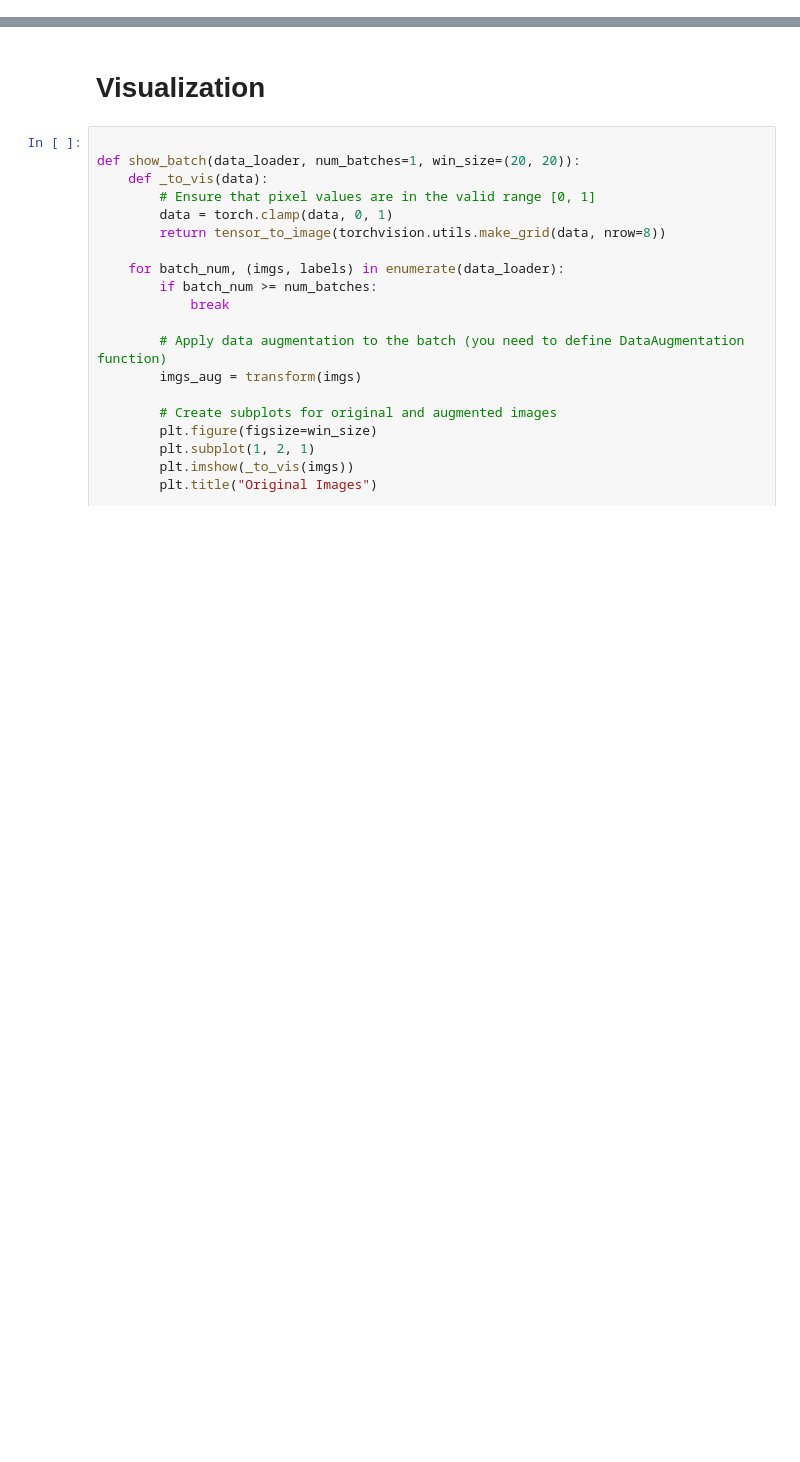
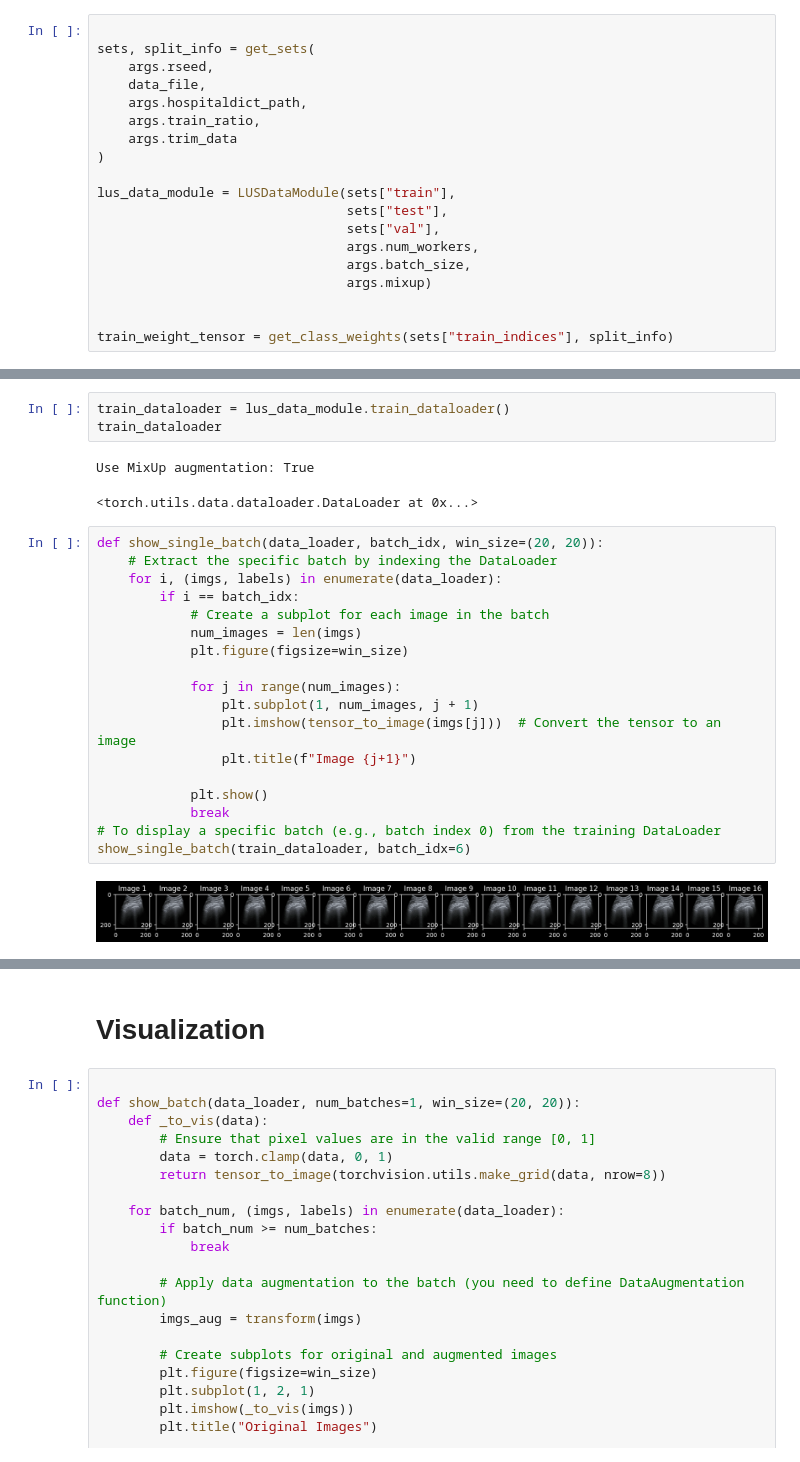
Before and after one commit to andrian-melnic/lung-ultrasound-self-attention, a Jupyter notebook: notebooks/test_data_processing.ipynb, the cells around one changed output, grey strips where cells are left out. Drawn from its saved outputs; the diff is of its cells as text; blank space fills up the shorter version.

```diff
--- a/notebooks/test_data_processing.ipynb
+++ b/notebooks/test_data_processing.ipynb
@@ -561,0 +104,19 @@ RuntimeError: Expected a 'mps:0' generator device but found 'mps'
+# %%
+
+sets, split_info = get_sets(
+    args.rseed,
+    data_file,
+    args.hospitaldict_path,
+    args.train_ratio,
+    args.trim_data
+)
+
+lus_data_module = LUSDataModule(sets["train"],
+                                sets["test"],
+                                sets["val"],
+                                args.num_workers,
+                                args.batch_size,
+                                args.mixup)
+
+
+train_weight_tensor = get_class_weights(sets["train_indices"], split_info)
@@ -561,0 +139,26 @@ RuntimeError: Expected a 'mps:0' generator device but found 'mps'
+# %%
+train_dataloader = lus_data_module.train_dataloader()
+train_dataloader
+# %% [output]
+Use MixUp augmentation: True
+<torch.utils.data.dataloader.DataLoader at 0x...>
+# %%
+def show_single_batch(data_loader, batch_idx, win_size=(20, 20)):
+    # Extract the specific batch by indexing the DataLoader
+    for i, (imgs, labels) in enumerate(data_loader):
+        if i == batch_idx:
+            # Create a subplot for each image in the batch
+            num_images = len(imgs)
+            plt.figure(figsize=win_size)
+
+            for j in range(num_images):
+                plt.subplot(1, num_images, j + 1)
+                plt.imshow(tensor_to_image(imgs[j]))  # Convert the tensor to an image
+                plt.title(f"Image {j+1}")
+
+            plt.show()
+            break
+# To display a specific batch (e.g., batch index 0) from the training DataLoader
+show_single_batch(train_dataloader, batch_idx=6)
+# %% [output]
+[figure, added]
```
Also changed, not shown: parts of 16 cells of this notebook, 1 other file.
